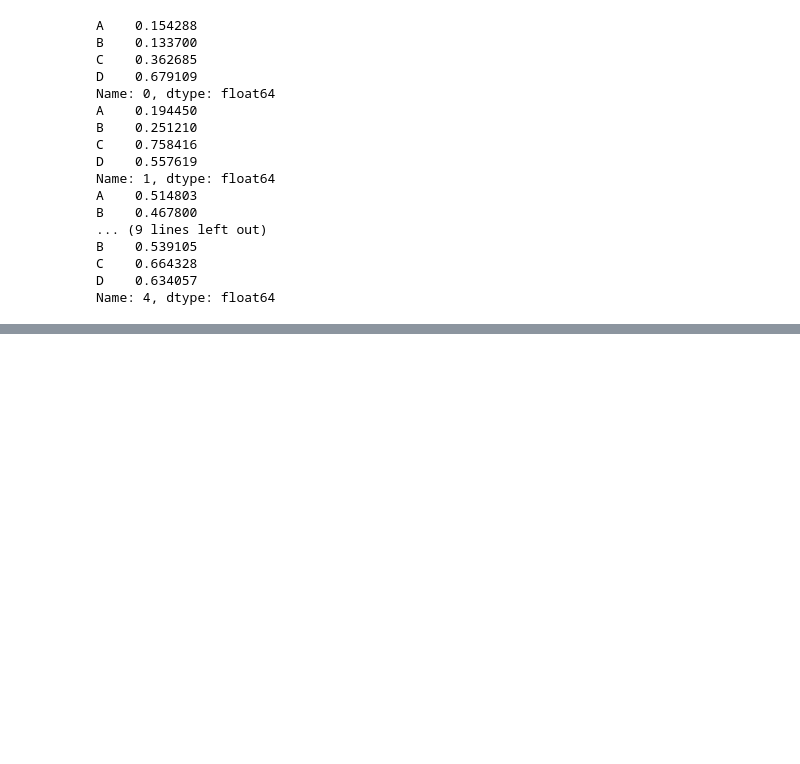
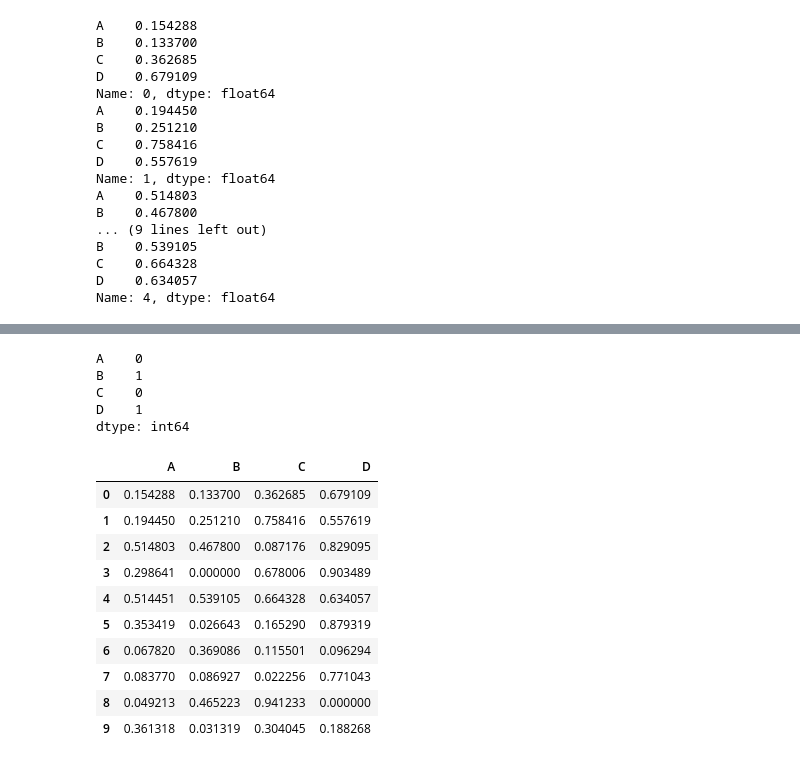
Before and after one commit to lsgd002/Data-analysis, a Jupyter notebook: Practice_03/test.ipynb, the cells around one changed output, grey strips where cells are left out. Cells and saved outputs as stored; diff of their text form; code cells hidden in the pictures; blank space fills up the shorter version.

```diff
--- a/Practice_03/test.ipynb
+++ b/Practice_03/test.ipynb
@@ -861,0 +929,22 @@ Name: 4, dtype: float64
+# %%
+df9.isna().sum()
+# %% [output]
+A    0
+B    1
+C    0
+D    1
+dtype: int64
+# %%
+df9.fillna(0)
+# %% [output]
+|  | A | B | C | D |
+| 0 | 0.154288 | 0.133700 | 0.362685 | 0.679109 |
+| 1 | 0.194450 | 0.251210 | 0.758416 | 0.557619 |
+| 2 | 0.514803 | 0.467800 | 0.087176 | 0.829095 |
+| 3 | 0.298641 | 0.000000 | 0.678006 | 0.903489 |
+| 4 | 0.514451 | 0.539105 | 0.664328 | 0.634057 |
+| 5 | 0.353419 | 0.026643 | 0.165290 | 0.879319 |
+| 6 | 0.067820 | 0.369086 | 0.115501 | 0.096294 |
+| 7 | 0.083770 | 0.086927 | 0.022256 | 0.771043 |
+| 8 | 0.049213 | 0.465223 | 0.941233 | 0.000000 |
+| 9 | 0.361318 | 0.031319 | 0.304045 | 0.188268 |
```
Also changed, not shown: parts of 15 cells of this notebook, 2 other files.
